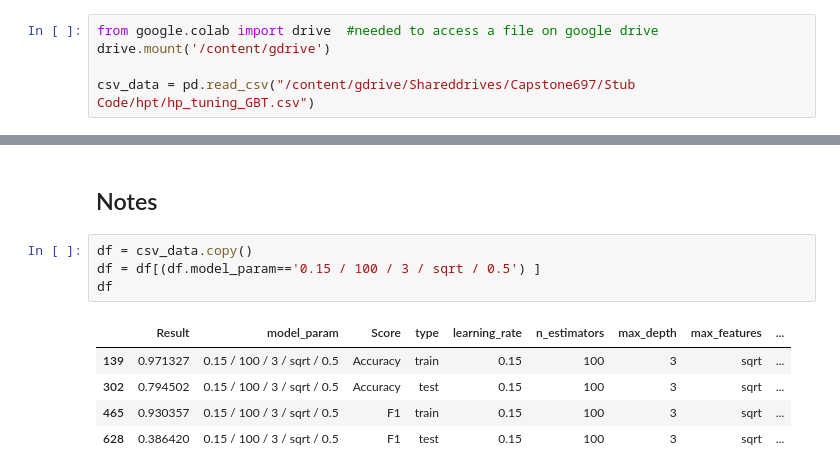
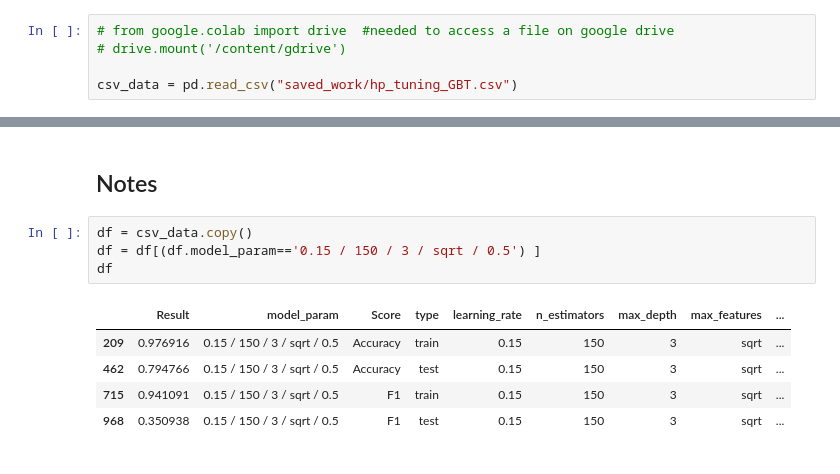
Before and after one commit to erlan321/Capstone-697-TeamAugury, a Jupyter notebook: hyperparameter_viz_GBT.ipynb, the cells around one changed output, grey strips where cells are left out. Saved outputs shown, nothing was run; the diff lists cells and outputs as text.

```diff
--- a/hyperparameter_viz_GBT.ipynb
+++ b/hyperparameter_viz_GBT.ipynb
@@ -4,7 +4,7 @@ import numpy as np
 #from datetime import datetime
 import altair as alt
 # %%
-from google.colab import drive  #needed to access a file on google drive
-drive.mount('/content/gdrive')
+# from google.colab import drive  #needed to access a file on google drive
+# drive.mount('/content/gdrive')
 
-csv_data = pd.read_csv("/content/gdrive/Shareddrives/Capstone697/Stub Code/hpt/hp_tuning_GBT.csv")
+csv_data = pd.read_csv("saved_work/hp_tuning_GBT.csv")
@@ -229,11 +227,11 @@ chart1 | chart2 | chart3 | chart4 | chart5
 ## Notes
 # %%
 df = csv_data.copy()
-df = df[(df.model_param=='0.15 / 100 / 3 / sqrt / 0.5') ]
+df = df[(df.model_param=='0.15 / 150 / 3 / sqrt / 0.5') ]
 df
 # %% [output]
 |  | Result | model_param | Score | type | learning_rate | n_estimators | max_depth | max_features | ... |
-| 139 | 0.971327 | 0.15 / 100 / 3 / sqrt / 0.5 | Accuracy | train | 0.15 | 100 | 3 | sqrt | ... |
-| 302 | 0.794502 | 0.15 / 100 / 3 / sqrt / 0.5 | Accuracy | test | 0.15 | 100 | 3 | sqrt | ... |
-| 465 | 0.930357 | 0.15 / 100 / 3 / sqrt / 0.5 | F1 | train | 0.15 | 100 | 3 | sqrt | ... |
-| 628 | 0.386420 | 0.15 / 100 / 3 / sqrt / 0.5 | F1 | test | 0.15 | 100 | 3 | sqrt | ... |
+| 209 | 0.976916 | 0.15 / 150 / 3 / sqrt / 0.5 | Accuracy | train | 0.15 | 150 | 3 | sqrt | ... |
+| 462 | 0.794766 | 0.15 / 150 / 3 / sqrt / 0.5 | Accuracy | test | 0.15 | 150 | 3 | sqrt | ... |
+| 715 | 0.941091 | 0.15 / 150 / 3 / sqrt / 0.5 | F1 | train | 0.15 | 150 | 3 | sqrt | ... |
+| 968 | 0.350938 | 0.15 / 150 / 3 / sqrt / 0.5 | F1 | test | 0.15 | 150 | 3 | sqrt | ... |
```
Also changed, not shown: parts of 3 cells of this notebook, 3 other files.
